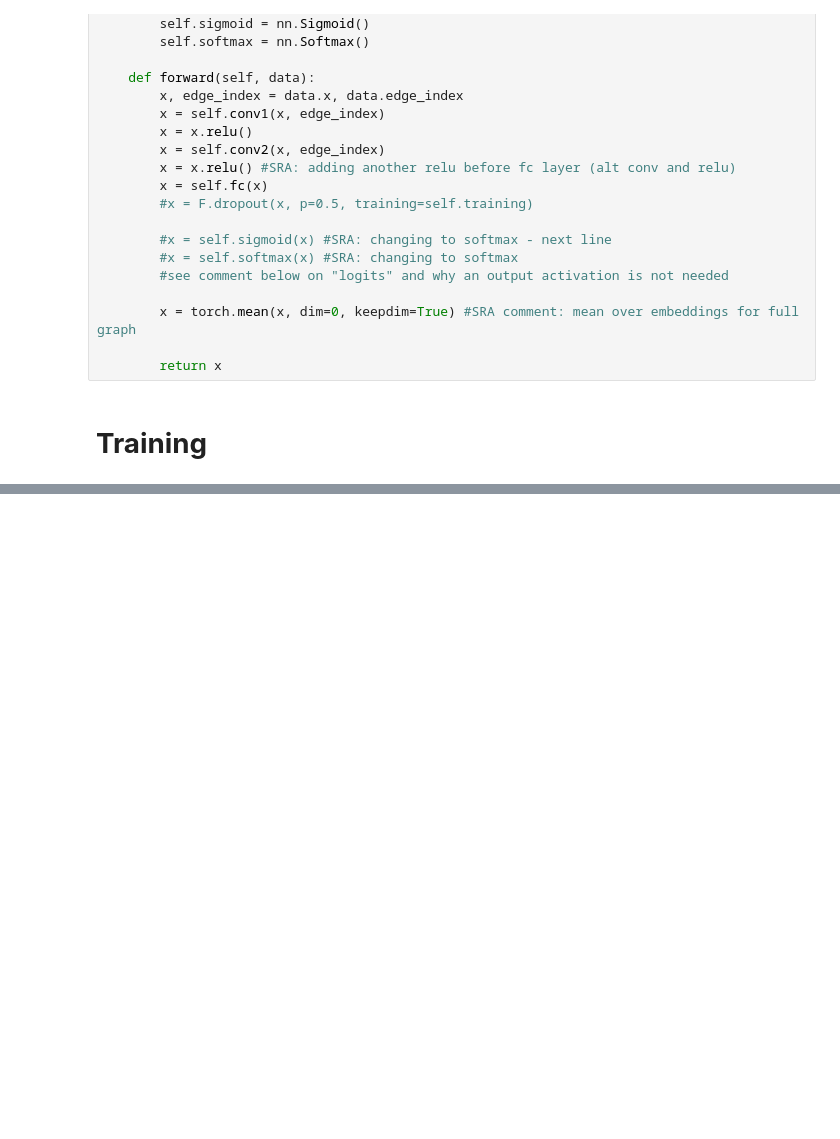
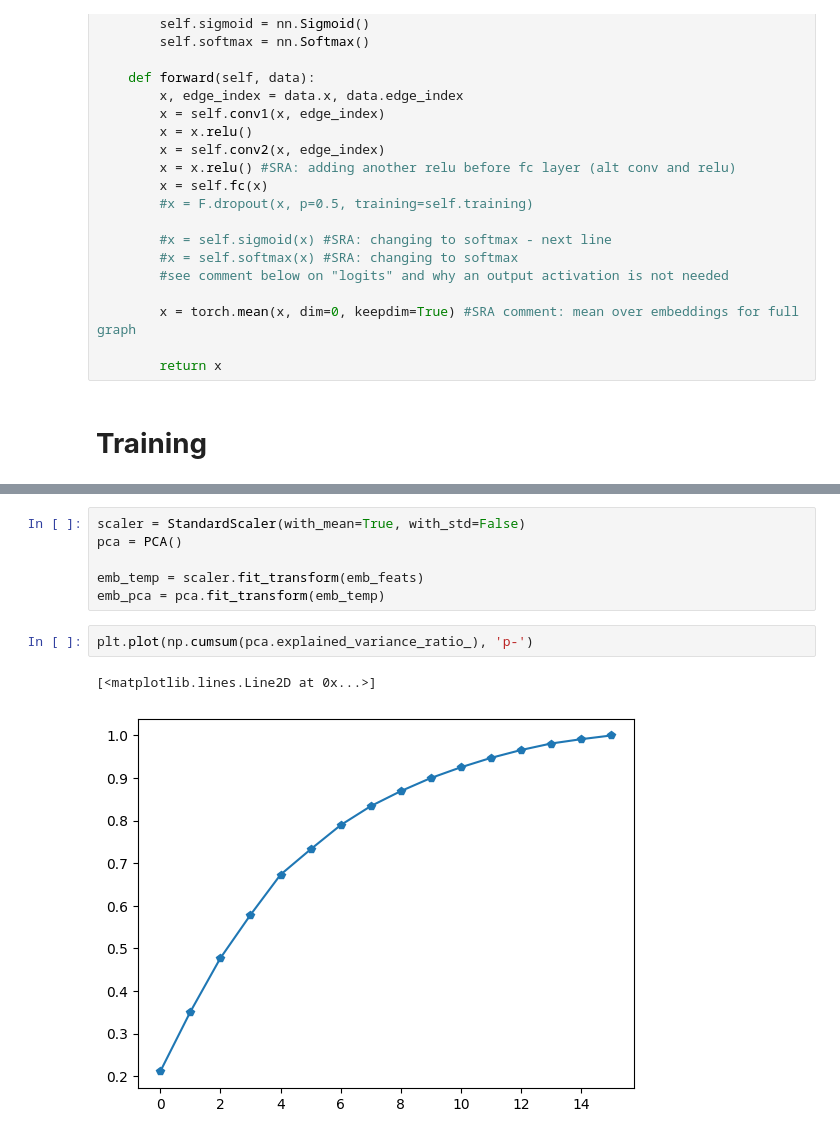
Before and after one commit to TreeinRandomForest/gnnexamples, a Jupyter notebook: nbs/GNN_Reza.ipynb, the cells around one changed output, grey strips where cells are left out. Cells and saved outputs as stored; diff of their text form; blank space fills up the shorter version.

```diff
--- a/nbs/GNN_Reza.ipynb
+++ b/nbs/GNN_Reza.ipynb
@@ -673,0 +929,11 @@ Epoch: 951, Train Loss: 0.001918133782237419, Test Avg. Accuracy: 0.0
+# %%
+scaler = StandardScaler(with_mean=True, with_std=False)
+pca = PCA()
+
+emb_temp = scaler.fit_transform(emb_feats)
+emb_pca = pca.fit_transform(emb_temp)
+# %%
+plt.plot(np.cumsum(pca.explained_variance_ratio_), 'p-')
+# %% [output]
+[<matplotlib.lines.Line2D at 0x...>]
+[figure, added]
```
Also changed, not shown: parts of 21 cells of this notebook.
